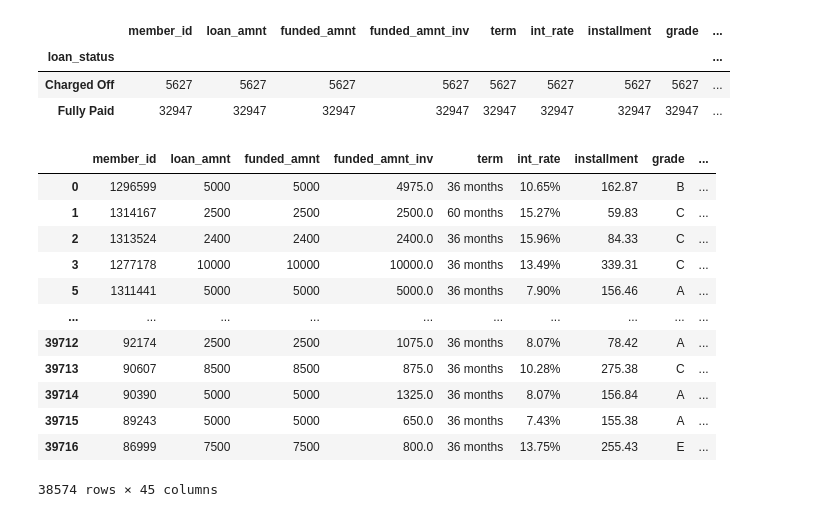
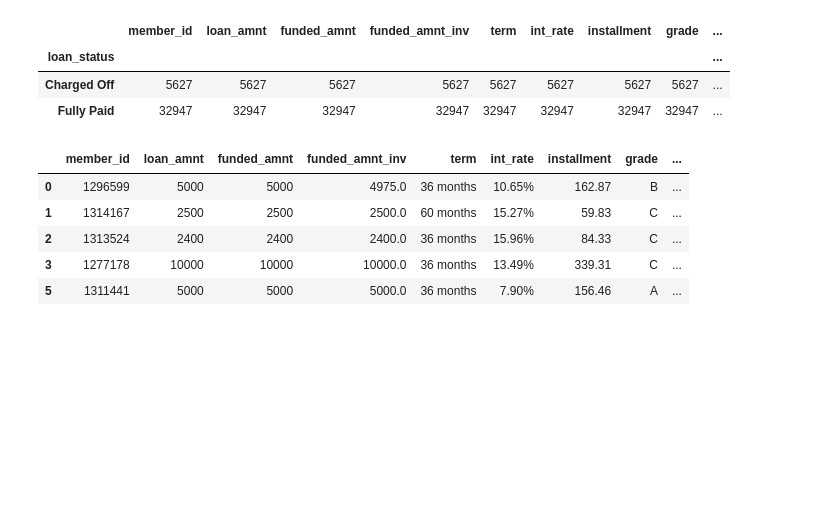
Before and after one commit to krishnendra/LendingClubCaseStudy, a Jupyter notebook: lccs.ipynb, the cells around one changed output. Cells and saved outputs as stored; diff of their text form; code cells hidden in the pictures; blank space fills up the shorter version.

```diff
--- a/lccs.ipynb
+++ b/lccs.ipynb
@@ -311,18 +311,11 @@ dataframe_coluniq.groupby('loan_status').count()
 | Charged Off | 5627 | 5627 | 5627 | 5627 | 5627 | 5627 | 5627 | 5627 | ... |
 | Fully Paid | 32947 | 32947 | 32947 | 32947 | 32947 | 32947 | 32947 | 32947 | ... |
 # %%
-dataframe_coluniq
+dataframe_coluniq.head()
 # %% [output]
 |  | member_id | loan_amnt | funded_amnt | funded_amnt_inv | term | int_rate | installment | grade | ... |
 | 0 | 1296599 | 5000 | 5000 | 4975.0 | 36 months | 10.65% | 162.87 | B | ... |
 | 1 | 1314167 | 2500 | 2500 | 2500.0 | 60 months | 15.27% | 59.83 | C | ... |
 | 2 | 1313524 | 2400 | 2400 | 2400.0 | 36 months | 15.96% | 84.33 | C | ... |
 | 3 | 1277178 | 10000 | 10000 | 10000.0 | 36 months | 13.49% | 339.31 | C | ... |
 | 5 | 1311441 | 5000 | 5000 | 5000.0 | 36 months | 7.90% | 156.46 | A | ... |
-| ... | ... | ... | ... | ... | ... | ... | ... | ... | ... |
-| 39712 | 92174 | 2500 | 2500 | 1075.0 | 36 months | 8.07% | 78.42 | A | ... |
-| 39713 | 90607 | 8500 | 8500 | 875.0 | 36 months | 10.28% | 275.38 | C | ... |
-| 39714 | 90390 | 5000 | 5000 | 1325.0 | 36 months | 8.07% | 156.84 | A | ... |
-| 39715 | 89243 | 5000 | 5000 | 650.0 | 36 months | 7.43% | 155.38 | A | ... |
-| 39716 | 86999 | 7500 | 7500 | 800.0 | 36 months | 13.75% | 255.43 | E | ... |
-38574 rows × 45 columns
```
Also changed, not shown: parts of 7 cells of this notebook, 1 other file.
